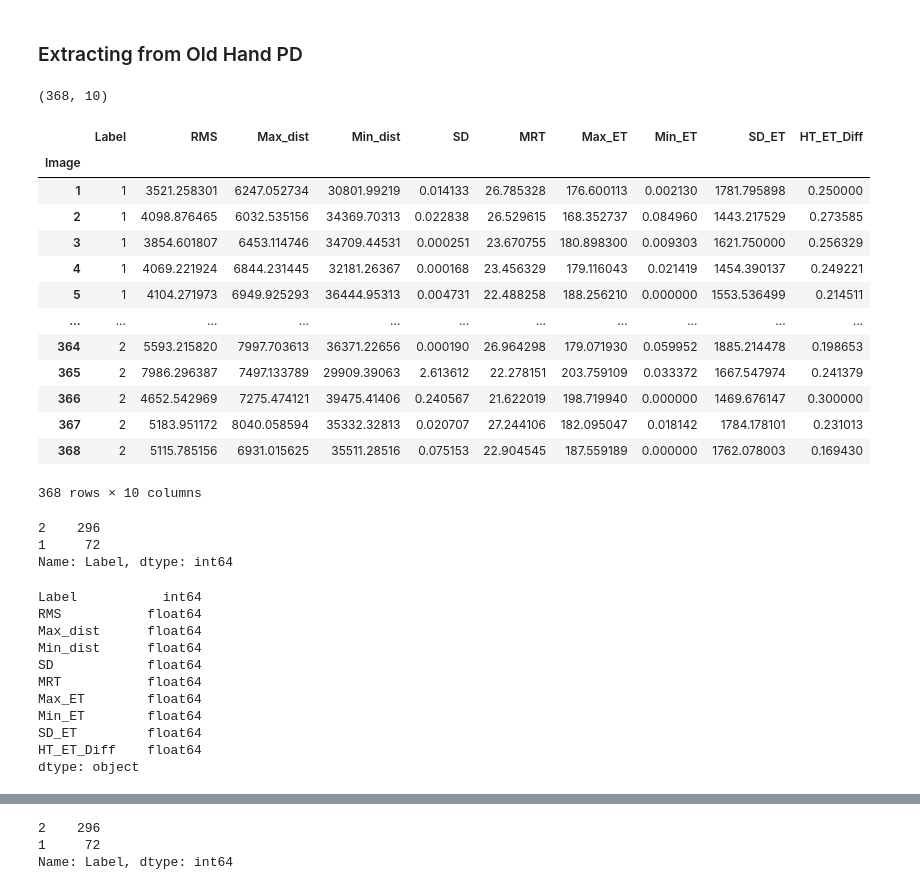
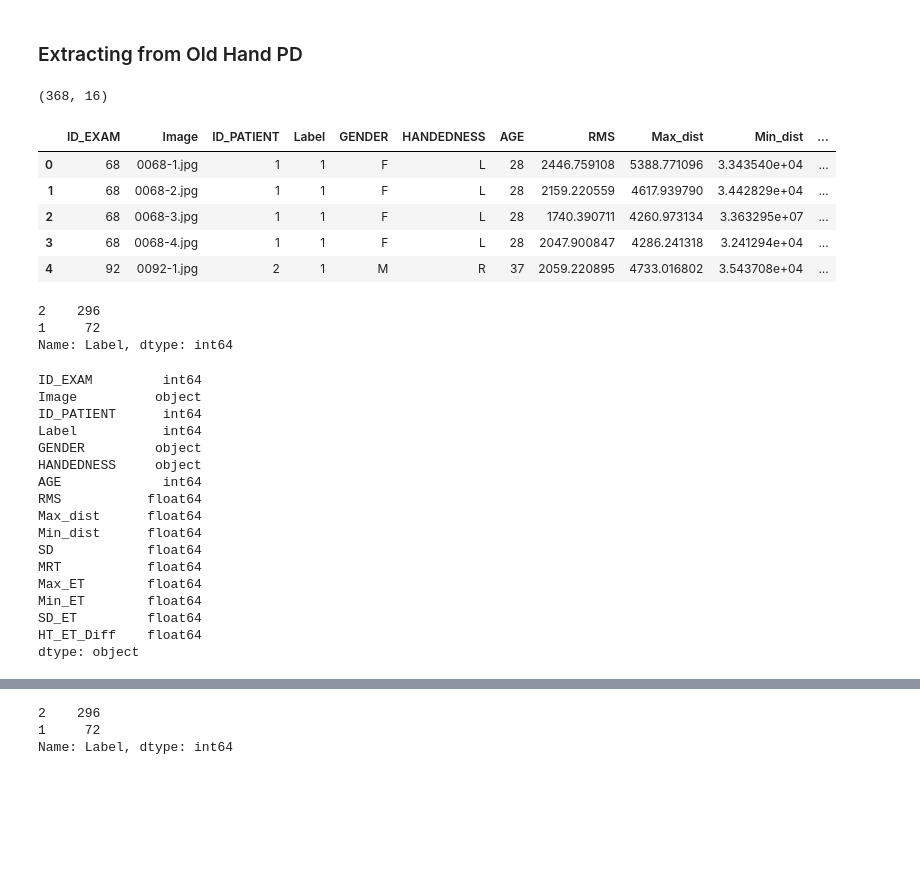
Before and after one commit to PDNow-Research/PDNow, a Jupyter notebook: HandPD/SVM.ipynb, the cells around one changed output, grey strips where cells are left out. Drawn from its saved outputs; the diff is of its cells as text; code cells hidden in the pictures; blank space fills up the shorter version.

```diff
--- a/HandPD/SVM.ipynb
+++ b/HandPD/SVM.ipynb
@@ -72,28 +70,20 @@ def feature_normalization(df):
 # %% [markdown]
 ### Extracting from Old Hand PD
 # %%
-spiral_df = pd.read_csv('/content/drive/My Drive/Data/HandPD-Replication/Spiral_HandPD.txt', delimiter=' ', index_col=0, names=['Image', 'Label', 'RMS', 'Max_dist', 'Min_dist', 'SD', 'MRT', 'Max_ET', 'Min_ET', 'SD_ET', 'HT_ET_Diff'])
+spiral_df = pd.read_csv('/content/drive/My Drive/Data/HandPD-Replication/Spiral_HandPD.csv', index_col=None, skiprows = 1, names=['ID_EXAM', 'Image', 'ID_PATIENT', 'Label', 'GENDER', 'HANDEDNESS', 'AGE', 'RMS', 'Max_dist', 'Min_dist', 'SD', 'MRT', 'Max_ET', 'Min_ET', 'SD_ET', 'HT_ET_Diff'])
 # %%
 spiral_df.shape
 # %% [output]
-(368, 10)
+(368, 16)
 # %%
-spiral_df
+spiral_df.head()
 # %% [output]
-|  | Label | RMS | Max_dist | Min_dist | SD | MRT | Max_ET | Min_ET | SD_ET | HT_ET_Diff |
-| Image |  |  |  |  |  |  |  |  |  |  |
-| 1 | 1 | 3521.258301 | 6247.052734 | 30801.99219 | 0.014133 | 26.785328 | 176.600113 | 0.002130 | 1781.795898 | 0.250000 |
-| 2 | 1 | 4098.876465 | 6032.535156 | 34369.70313 | 0.022838 | 26.529615 | 168.352737 | 0.084960 | 1443.217529 | 0.273585 |
-| 3 | 1 | 3854.601807 | 6453.114746 | 34709.44531 | 0.000251 | 23.670755 | 180.898300 | 0.009303 | 1621.750000 | 0.256329 |
-| 4 | 1 | 4069.221924 | 6844.231445 | 32181.26367 | 0.000168 | 23.456329 | 179.116043 | 0.021419 | 1454.390137 | 0.249221 |
-| 5 | 1 | 4104.271973 | 6949.925293 | 36444.95313 | 0.004731 | 22.488258 | 188.256210 | 0.000000 | 1553.536499 | 0.214511 |
-| ... | ... | ... | ... | ... | ... | ... | ... | ... | ... | ... |
-| 364 | 2 | 5593.215820 | 7997.703613 | 36371.22656 | 0.000190 | 26.964298 | 179.071930 | 0.059952 | 1885.214478 | 0.198653 |
-| 365 | 2 | 7986.296387 | 7497.133789 | 29909.39063 | 2.613612 | 22.278151 | 203.759109 | 0.033372 | 1667.547974 | 0.241379 |
-| 366 | 2 | 4652.542969 | 7275.474121 | 39475.41406 | 0.240567 | 21.622019 | 198.719940 | 0.000000 | 1469.676147 | 0.300000 |
-| 367 | 2 | 5183.951172 | 8040.058594 | 35332.32813 | 0.020707 | 27.244106 | 182.095047 | 0.018142 | 1784.178101 | 0.231013 |
-| 368 | 2 | 5115.785156 | 6931.015625 | 35511.28516 | 0.075153 | 22.904545 | 187.559189 | 0.000000 | 1762.078003 | 0.169430 |
+|  | ID_EXAM | Image | ID_PATIENT | Label | GENDER | HANDEDNESS | AGE | RMS | Max_dist | Min_dist | ... |
+| 0 | 68 | 0068-1.jpg | 1 | 1 | F | L | 28 | 2446.759108 | 5388.771096 | 3.343540e+04 | ... |
+| 1 | 68 | 0068-2.jpg | 1 | 1 | F | L | 28 | 2159.220559 | 4617.939790 | 3.442829e+04 | ... |
+| 2 | 68 | 0068-3.jpg | 1 | 1 | F | L | 28 | 1740.390711 | 4260.973134 | 3.363295e+07 | ... |
+| 3 | 68 | 0068-4.jpg | 1 | 1 | F | L | 28 | 2047.900847 | 4286.241318 | 3.241294e+04 | ... |
+| 4 | 92 | 0092-1.jpg | 2 | 1 | M | R | 37 | 2059.220895 | 4733.016802 | 3.543708e+04 | ... |
-368 rows × 10 columns
 # %%
 spiral_df['Label'].value_counts()
 # %% [output]
@@ -103,7 +93,13 @@ Name: Label, dtype: int64
 # %%
 spiral_df.dtypes
 # %% [output]
+ID_EXAM         int64
+Image          object
+ID_PATIENT      int64
 Label           int64
+GENDER         object
+HANDEDNESS     object
+AGE             int64
 RMS           float64
 Max_dist      float64
 Min_dist      float64
```
Also changed, not shown: parts of 93 cells of this notebook.
